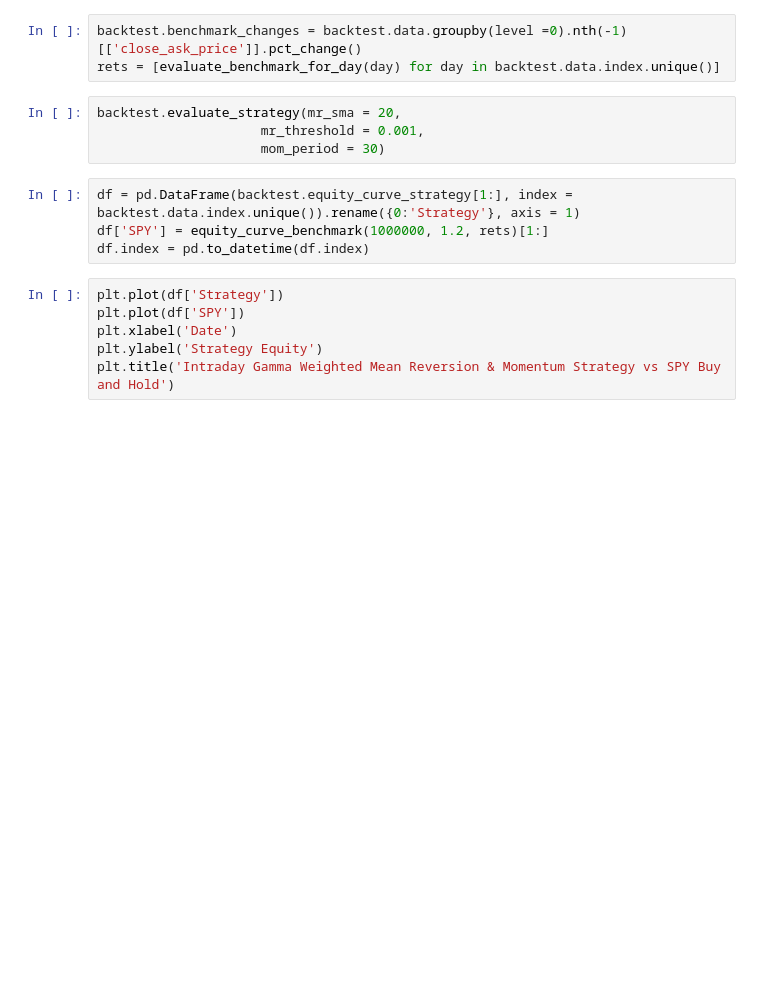
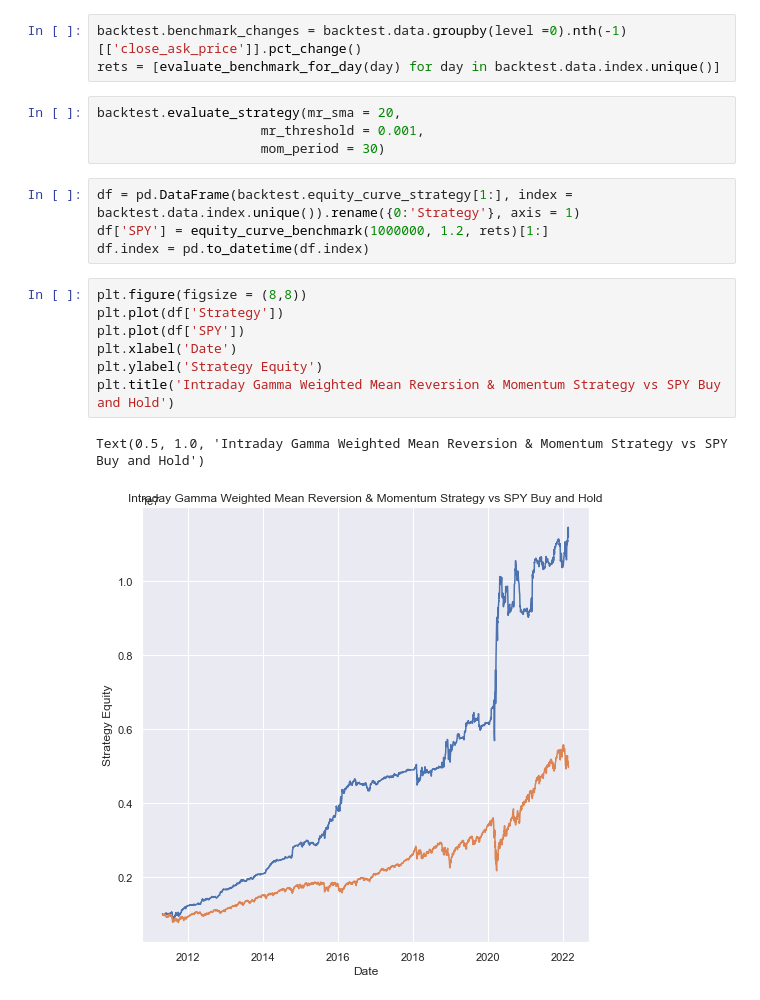
Before and after one commit to nickkxsper/index-gamma, a Jupyter notebook: BackTesting.ipynb, the cells around one changed output. Saved outputs shown, nothing was run; the diff lists cells and outputs as text; blank space fills up the shorter version.

Commit message:
feature: made additional graphs and edited my files

```diff
--- a/BackTesting.ipynb
+++ b/BackTesting.ipynb
@@ -41,8 +56,12 @@ df = pd.DataFrame(backtest.equity_curve_strategy[1:], index = backtest.data.inde
 df['SPY'] = equity_curve_benchmark(1000000, 1.2, rets)[1:]
 df.index = pd.to_datetime(df.index)
 # %%
+plt.figure(figsize = (8,8))
 plt.plot(df['Strategy'])
 plt.plot(df['SPY'])
 plt.xlabel('Date')
 plt.ylabel('Strategy Equity')
 plt.title('Intraday Gamma Weighted Mean Reversion & Momentum Strategy vs SPY Buy and Hold')
+# %% [output]
+Text(0.5, 1.0, 'Intraday Gamma Weighted Mean Reversion & Momentum Strategy vs SPY Buy and Hold')
+[figure, added]
```
Also changed, not shown: parts of 1 cell of this notebook, 3 other files.
